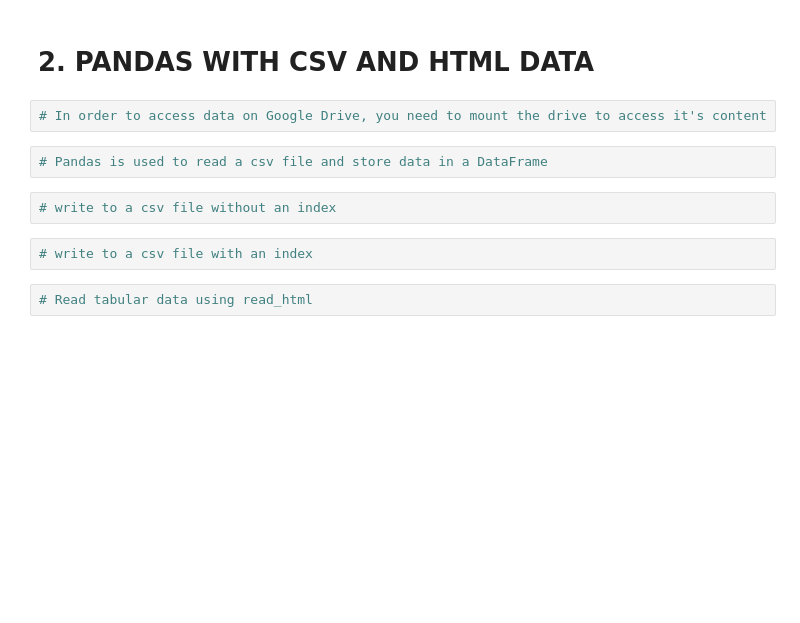
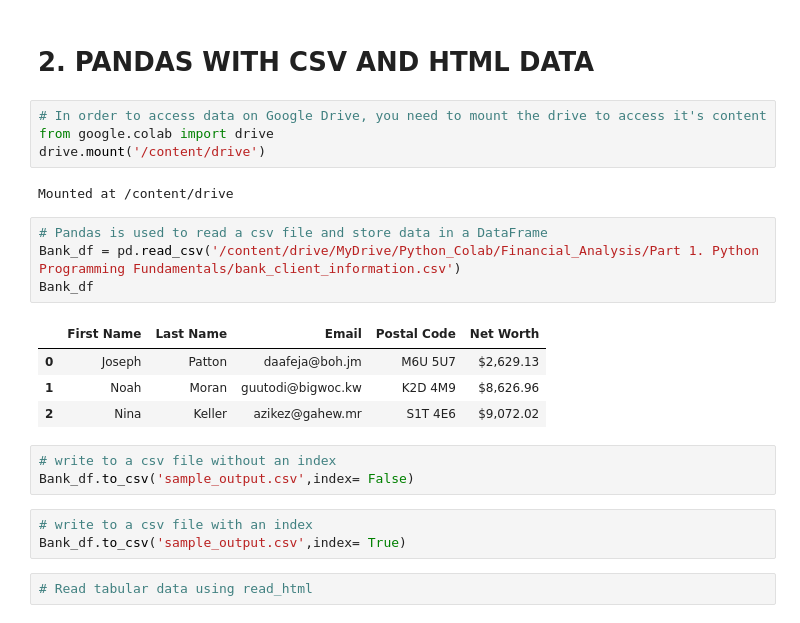
Before and after one commit to SangeetaChatterjee/Python_Stockmarket_Profile, a Jupyter notebook: 8_Python_101_Python_Libraries_for_Data_Analysis_Pandas_Skeleton.ipynb, the cells around one changed output. Cells and saved outputs as stored; diff of their text form; blank space fills up the shorter version.

```diff
--- a/8_Python_101_Python_Libraries_for_Data_Analysis_Pandas_Skeleton.ipynb
+++ b/8_Python_101_Python_Libraries_for_Data_Analysis_Pandas_Skeleton.ipynb
@@ -46,12 +56,25 @@ portfolio_df
 # 2. PANDAS WITH CSV AND HTML DATA
 # %%
 # In order to access data on Google Drive, you need to mount the drive to access it's content
+from google.colab import drive
+drive.mount('/content/drive')
+# %% [output]
+Mounted at /content/drive
 # %%
 # Pandas is used to read a csv file and store data in a DataFrame
+Bank_df = pd.read_csv('/content/drive/MyDrive/Python_Colab/Financial_Analysis/Part 1. Python Programming Fundamentals/bank_client_information.csv')
+Bank_df
+# %% [output]
+|  | First Name | Last Name | Email | Postal Code | Net Worth |
+| 0 | Joseph | Patton | daafeja@boh.jm | M6U 5U7 | $2,629.13 |
+| 1 | Noah | Moran | guutodi@bigwoc.kw | K2D 4M9 | $8,626.96 |
+| 2 | Nina | Keller | azikez@gahew.mr | S1T 4E6 | $9,072.02 |
 # %%
 # write to a csv file without an index
+Bank_df.to_csv('sample_output.csv',index= False)
 # %%
 # write to a csv file with an index
+Bank_df.to_csv('sample_output.csv',index= True)
 # %%
 # Read tabular data using read_html
 # %% [markdown]
```
Also changed, not shown: parts of 13 cells of this notebook.
